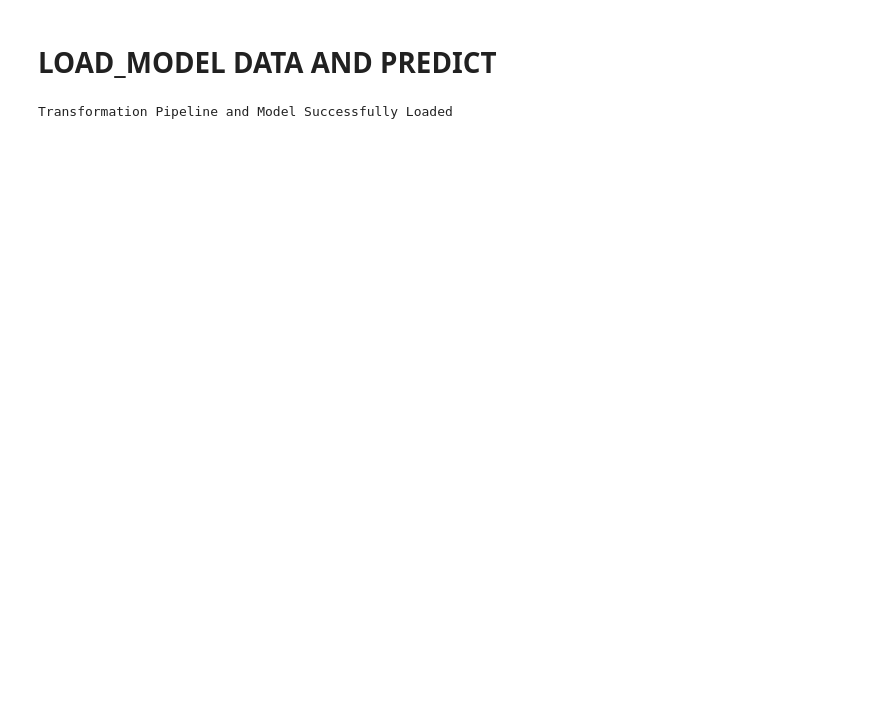
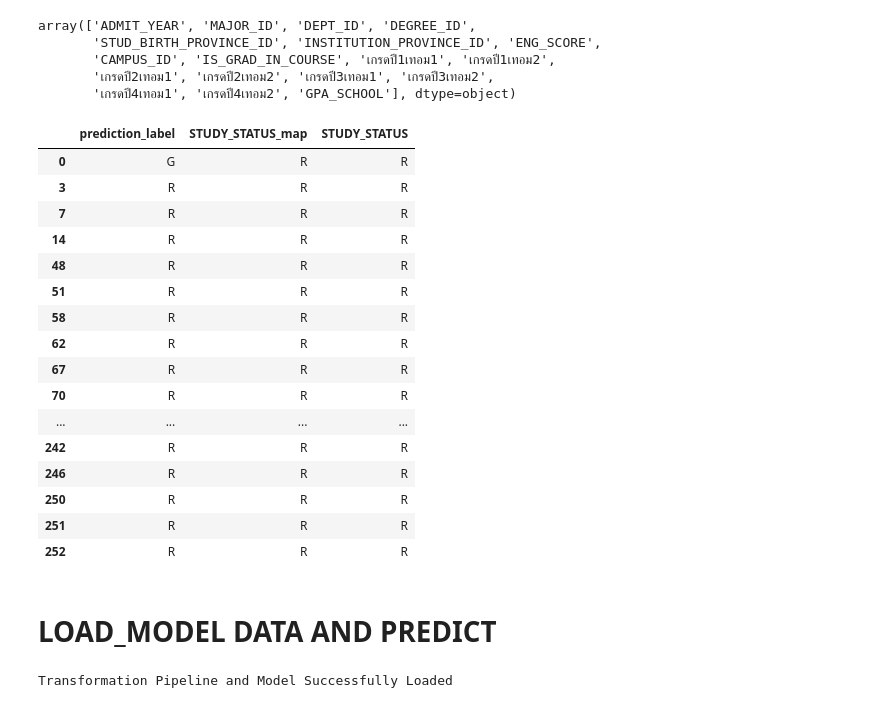
Before and after one commit to MossOcelot/PredictDropoutStudent, a Jupyter notebook: model/feature_data_.ipynb, the cells around one changed output. Drawn from its saved outputs; the diff is of its cells as text; code cells hidden in the pictures; blank space fills up the shorter version.

```diff
--- a/model/feature_data_.ipynb
+++ b/model/feature_data_.ipynb
@@ -101,3 +246,39 @@ Transformation Pipeline and Model Successfully Saved
+# %%
+models.feature_names_in_
+# %% [output]
+array(['ADMIT_YEAR', 'MAJOR_ID', 'DEPT_ID', 'DEGREE_ID',
+       'STUD_BIRTH_PROVINCE_ID', 'INSTITUTION_PROVINCE_ID', 'ENG_SCORE',
+       'CAMPUS_ID', 'IS_GRAD_IN_COURSE', 'เกรดปี1เทอม1', 'เกรดปี1เทอม2',
+       'เกรดปี2เทอม1', 'เกรดปี2เทอม2', 'เกรดปี3เทอม1', 'เกรดปี3เทอม2',
+       'เกรดปี4เทอม1', 'เกรดปี4เทอม2', 'GPA_SCHOOL'], dtype=object)
+# %%
+compare = pd.read_csv('../data/data_dropout_59-64(clean_GER).csv')
+# %%
+compare_test = compare.drop(train.index)
+# %%
+compare_test = compare_test.set_index(np.arange(254))
+# %%
+compare_test_ = pd.DataFrame([predictions['prediction_label'],predictions['STUDY_STATUS'],compare_test['STUDY_STATUS']],index=['prediction_label','STUDY_STATUS_map','STUDY_STATUS']).T
+# %%
+compare_test_[compare_test_['STUDY_STATUS'] == 'R']
+# %% [output]
+|  | prediction_label | STUDY_STATUS_map | STUDY_STATUS |
+| 0 | G | R | R |
+| 3 | R | R | R |
+| 7 | R | R | R |
+| 14 | R | R | R |
+| 48 | R | R | R |
+| 51 | R | R | R |
+| 58 | R | R | R |
+| 62 | R | R | R |
+| 67 | R | R | R |
+| 70 | R | R | R |
+| ... | ... | ... | ... |
+| 242 | R | R | R |
+| 246 | R | R | R |
+| 250 | R | R | R |
+| 251 | R | R | R |
+| 252 | R | R | R |
 # %% [markdown]
 # LOAD_MODEL DATA AND PREDICT
 # %%
```
Also changed, not shown: parts of 44 cells of this notebook, 2 other files.
